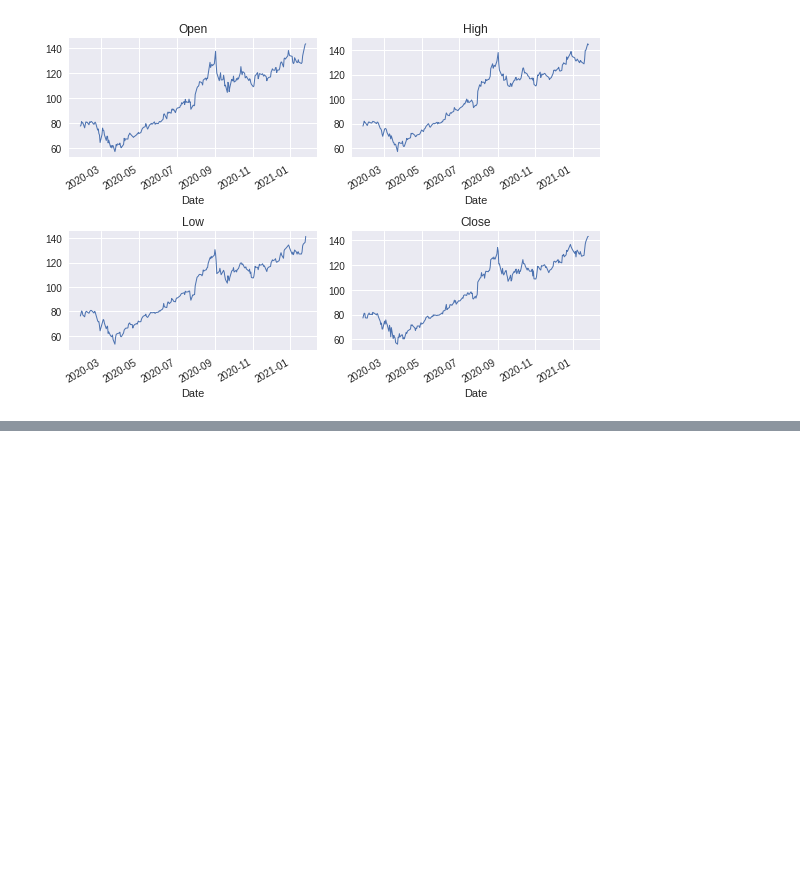
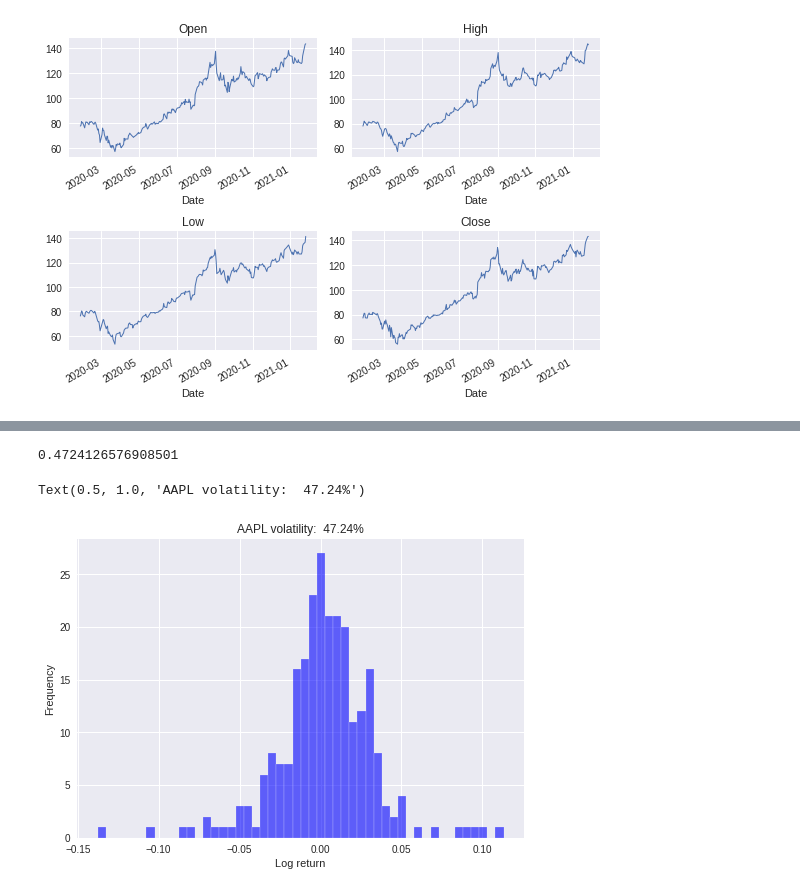
Before and after one commit to igoandrade85/finance-data-analysis, a Jupyter notebook: finance-project.ipynb, the cells around one changed output, grey strips where cells are left out. Saved outputs shown, nothing was run; the diff lists cells and outputs as text; code cells hidden in the pictures; blank space fills up the shorter version.

```diff
--- a/finance-project.ipynb
+++ b/finance-project.ipynb
@@ -95,0 +140,2 @@ plt.show()
+# %%
+data = pd.read_csv('data/aapl.csv', index_col=0, parse_dates=True)
@@ -95,0 +152,4 @@ plt.show()
+# %%
+data['pct_chg'] = data['Close'].pct_change()
+# %%
+data['Log Returns'] = np.log(data['Close']) - np.log(data['Close'].shift())
@@ -95,0 +166,22 @@ plt.show()
+# %%
+volatility = data['Log Returns'].std() * 252 ** .5
+volatility
+# %% [output]
+0.4724126576908501
+# %%
+fig, ax = plt.subplots()
+
+data['Log Returns'].hist(
+    ax = ax,
+    bins = 50,
+    alpha = .60,
+    color = 'blue',
+    edgecolor = 'white'
+)
+
+ax.set_xlabel('Log return')
+ax.set_ylabel('Frequency')
+ax.set_title(f'{ticker} volatility: {100 * volatility: 5.2f}%')
+# %% [output]
+Text(0.5, 1.0, 'AAPL volatility:  47.24%')
+[figure, added]
```
Also changed, not shown: parts of 30 cells of this notebook, 1 other file.
